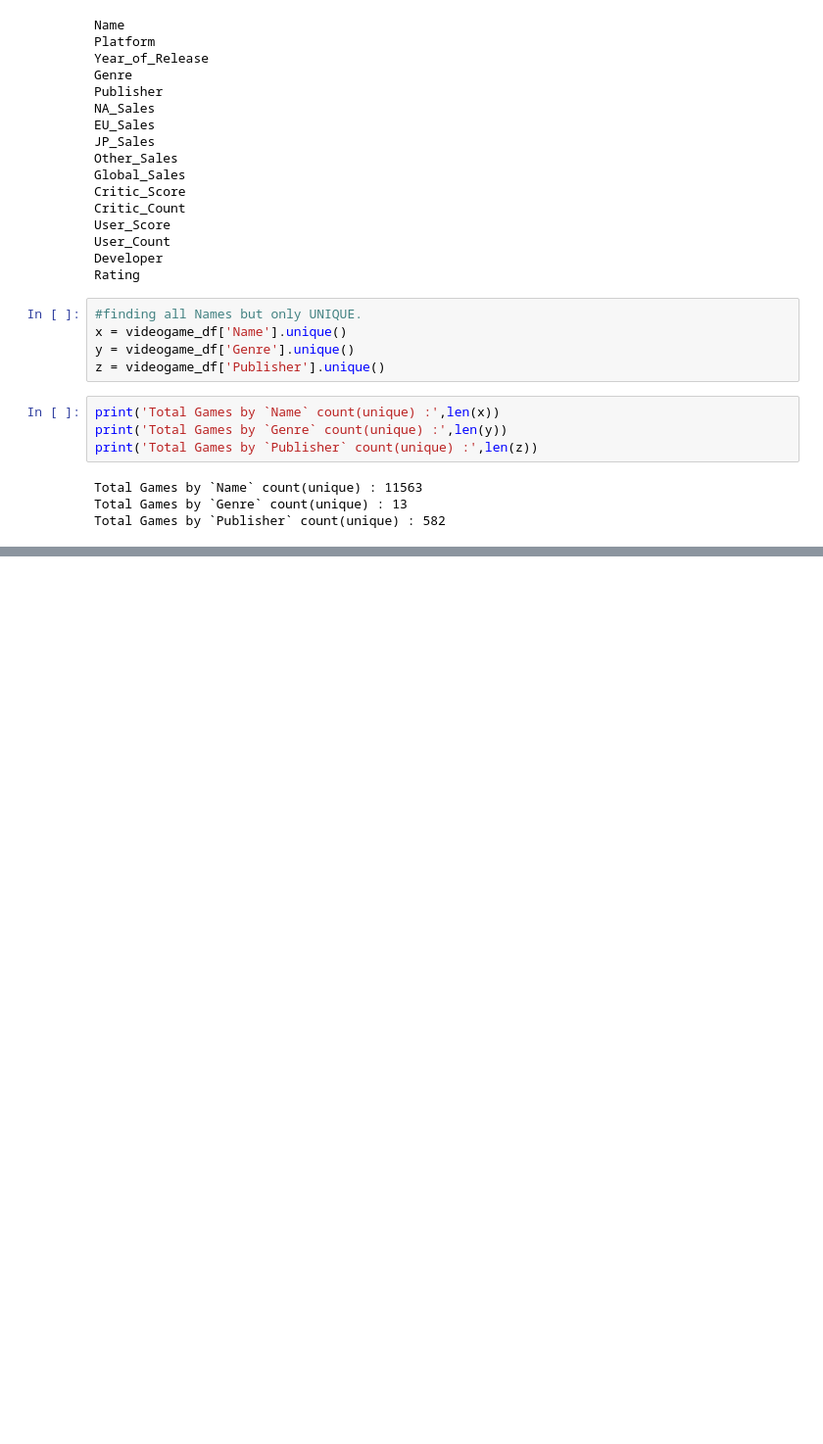
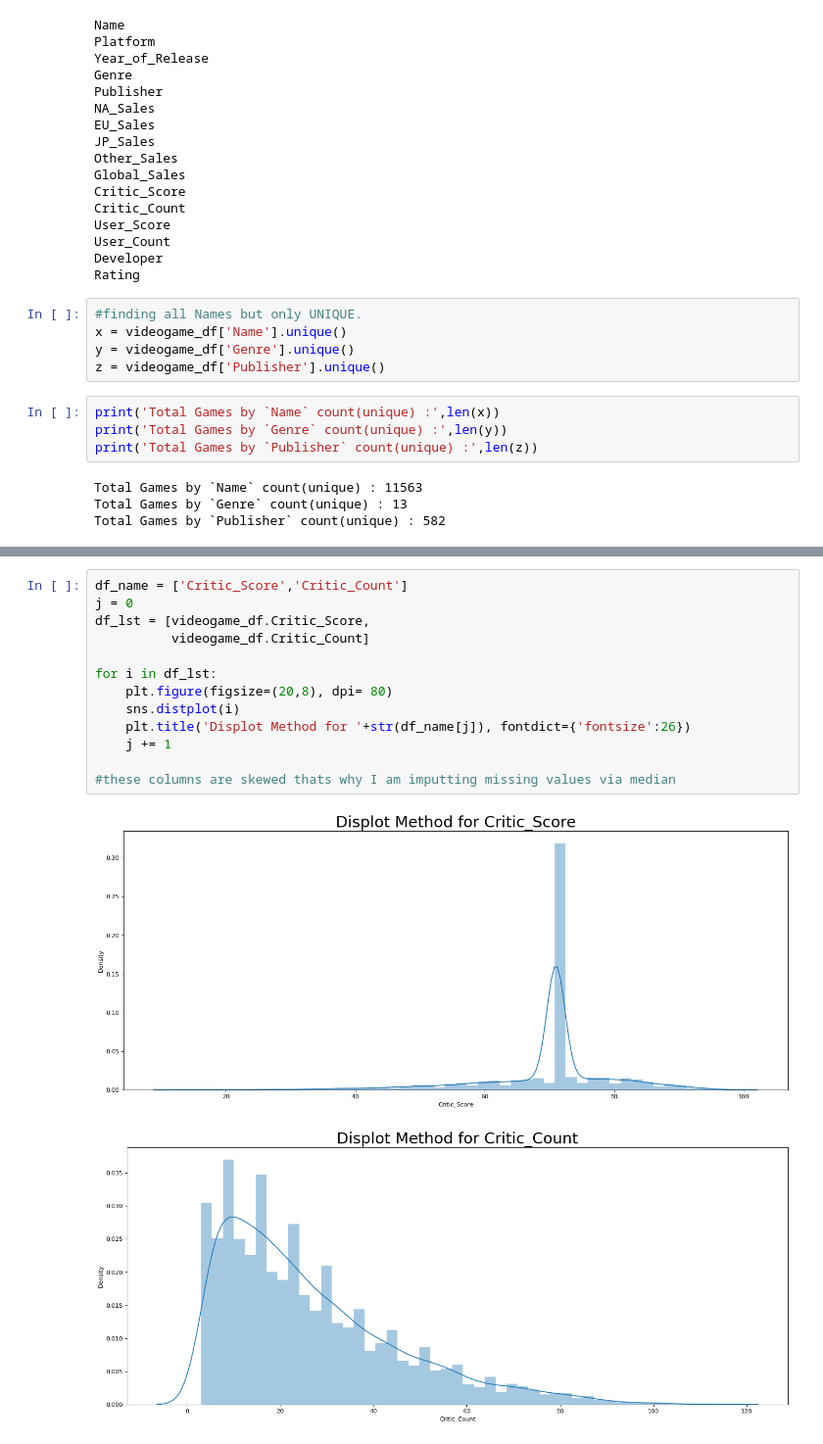
Before and after one commit to arihant1224/video_game_sales_with_ratings_eda_project, a Jupyter notebook: eda_video_games_sales_with_rating.ipynb, the cells around one changed output, grey strips where cells are left out. Shown at 98% size. Cells and saved outputs as stored; diff of their text form; blank space fills up the shorter version.

Commit message:
handling missing values of critic_score

```diff
--- a/eda_video_games_sales_with_rating.ipynb
+++ b/eda_video_games_sales_with_rating.ipynb
@@ -149,0 +191,16 @@ Total Games by `Publisher` count(unique) : 582
+# %%
+df_name = ['Critic_Score','Critic_Count']
+j = 0
+df_lst = [videogame_df.Critic_Score,
+          videogame_df.Critic_Count]
+
+for i in df_lst:
+    plt.figure(figsize=(20,8), dpi= 80)
+    sns.distplot(i)
+    plt.title('Displot Method for '+str(df_name[j]), fontdict={'fontsize':26})
+    j += 1
+
+#these columns are skewed thats why I am imputting missing values via median
+# %% [output]
+[figure, added]
+[figure, added]
```
Also changed, not shown: parts of 8 cells of this notebook.
